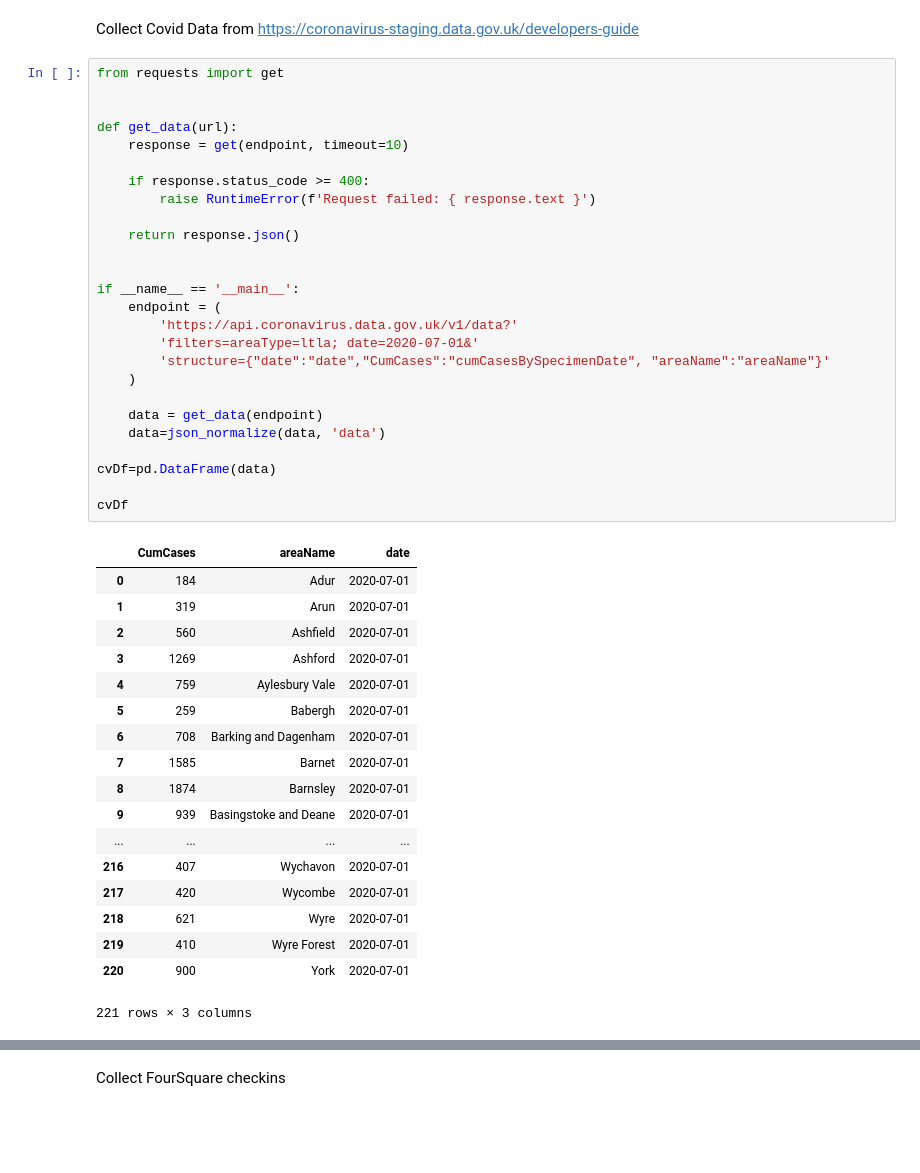
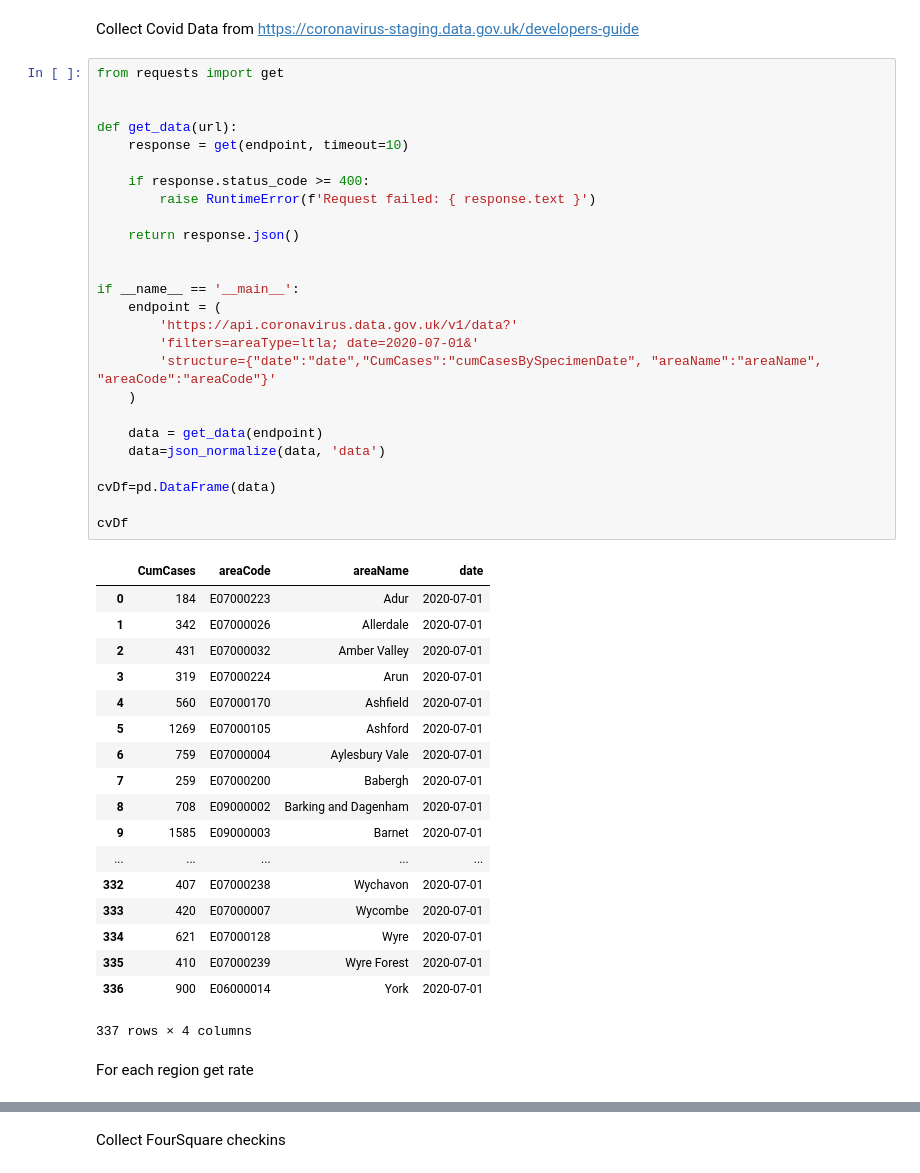
Before and after one commit to DracoStandard/Coursera_Capstone, a Jupyter notebook: Capstone Project.ipynb, the cells around one changed output, grey strips where cells are left out. Saved outputs shown, nothing was run; the diff lists cells and outputs as text; blank space fills up the shorter version.

```diff
--- a/Capstone Project.ipynb
+++ b/Capstone Project.ipynb
@@ -43,45 +50,47 @@ Collect Covid Data from https://coronavirus-staging.data.gov.uk/developers-guide
 # %%
 from requests import get
 
 
 def get_data(url):
     response = get(endpoint, timeout=10)
 
     if response.status_code >= 400:
         raise RuntimeError(f'Request failed: { response.text }')
 
     return response.json()
 
 
 if __name__ == '__main__':
     endpoint = (
         'https://api.coronavirus.data.gov.uk/v1/data?'
         'filters=areaType=ltla; date=2020-07-01&'
-        'structure={"date":"date","CumCases":"cumCasesBySpecimenDate", "areaName":"areaName"}'
+        'structure={"date":"date","CumCases":"cumCasesBySpecimenDate", "areaName":"areaName", "areaCode":"areaCode"}'
     )
 
     data = get_data(endpoint)
     data=json_normalize(data, 'data')
 
 cvDf=pd.DataFrame(data)
 
 cvDf
 # %% [output]
-|  | CumCases | areaName | date |
-| 0 | 184 | Adur | 2020-07-01 |
-| 1 | 319 | Arun | 2020-07-01 |
-| 2 | 560 | Ashfield | 2020-07-01 |
-| 3 | 1269 | Ashford | 2020-07-01 |
-| 4 | 759 | Aylesbury Vale | 2020-07-01 |
-| 5 | 259 | Babergh | 2020-07-01 |
-| 6 | 708 | Barking and Dagenham | 2020-07-01 |
-| 7 | 1585 | Barnet | 2020-07-01 |
-| 8 | 1874 | Barnsley | 2020-07-01 |
-| 9 | 939 | Basingstoke and Deane | 2020-07-01 |
-| ... | ... | ... | ... |
-| 216 | 407 | Wychavon | 2020-07-01 |
-| 217 | 420 | Wycombe | 2020-07-01 |
-| 218 | 621 | Wyre | 2020-07-01 |
-| 219 | 410 | Wyre Forest | 2020-07-01 |
-| 220 | 900 | York | 2020-07-01 |
+|  | CumCases | areaCode | areaName | date |
+| 0 | 184 | E07000223 | Adur | 2020-07-01 |
+| 1 | 342 | E07000026 | Allerdale | 2020-07-01 |
+| 2 | 431 | E07000032 | Amber Valley | 2020-07-01 |
+| 3 | 319 | E07000224 | Arun | 2020-07-01 |
+| 4 | 560 | E07000170 | Ashfield | 2020-07-01 |
+| 5 | 1269 | E07000105 | Ashford | 2020-07-01 |
+| 6 | 759 | E07000004 | Aylesbury Vale | 2020-07-01 |
+| 7 | 259 | E07000200 | Babergh | 2020-07-01 |
+| 8 | 708 | E09000002 | Barking and Dagenham | 2020-07-01 |
+| 9 | 1585 | E09000003 | Barnet | 2020-07-01 |
+| ... | ... | ... | ... | ... |
+| 332 | 407 | E07000238 | Wychavon | 2020-07-01 |
+| 333 | 420 | E07000007 | Wycombe | 2020-07-01 |
+| 334 | 621 | E07000128 | Wyre | 2020-07-01 |
+| 335 | 410 | E07000239 | Wyre Forest | 2020-07-01 |
+| 336 | 900 | E06000014 | York | 2020-07-01 |
-221 rows × 3 columns
+337 rows × 4 columns
+# %% [markdown]
+For each region get rate
```
Also changed, not shown: parts of 69 cells of this notebook.
